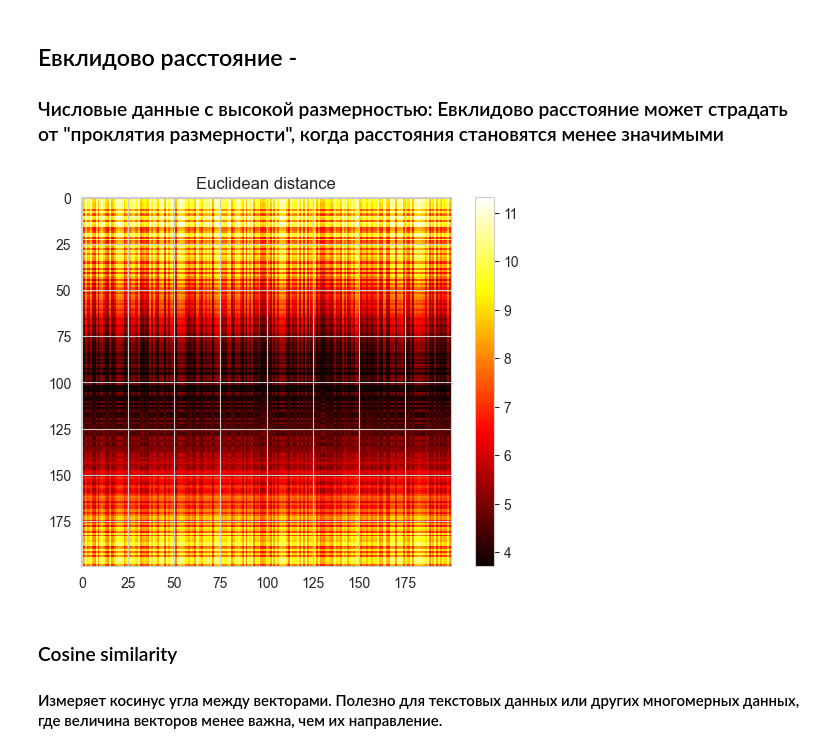
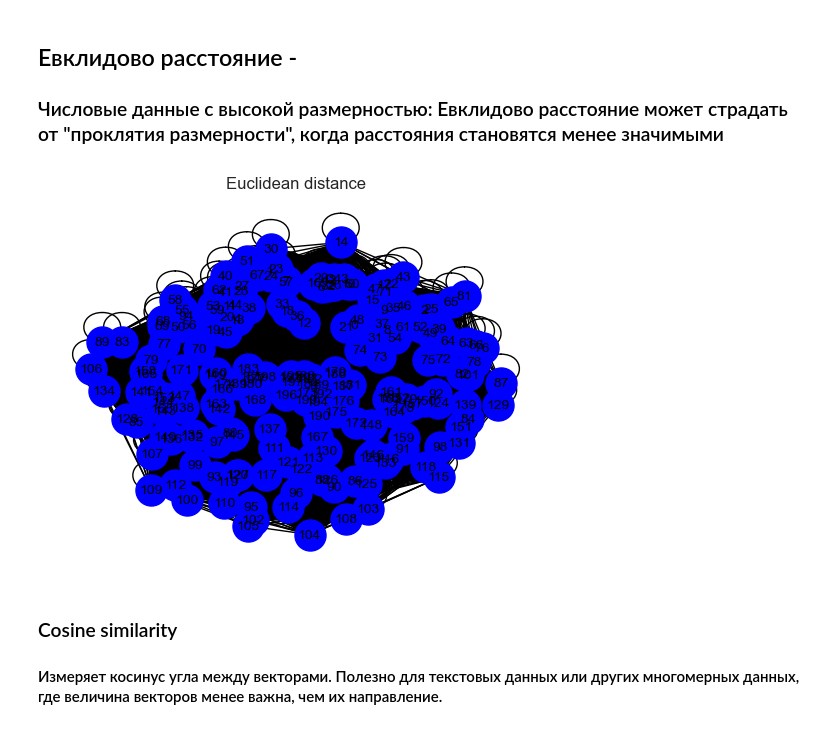
Before and after one commit to MalyginAE/clustering, a Jupyter notebook: laba2.ipynb, the cells around one changed output. Drawn from its saved outputs; the diff is of its cells as text; code cells hidden in the pictures.

Commit message:
fix distance

```diff
--- a/laba2.ipynb
+++ b/laba2.ipynb
@@ -60,17 +61,14 @@ array([[ 8.35920451,  6.88867186,  8.45021893, ...,  7.3089671 ,
 # %% [markdown]
 ## Евклидово расстояние -
 ### Числовые данные с высокой размерностью: Евклидово расстояние может страдать от "проклятия размерности", когда расстояния становятся менее значимыми
-# %%
-plt.imshow(euclidean,cmap='hot',interpolation='nearest')
-
-plt.colorbar()
-
-plt.title('Euclidean distance', fontsize=12)
-
-plt.savefig('distance_matrix_01.png', dpi=1000, bbox_inches='tight')
-plt.show()
-# %% [output]
-[figure, removed]
+# %%
+x_graph = nx.Graph(euclidean)
+# Визуализация графа (пример для X данных)
+plt.title('Euclidean distance', fontsize=12)
+nx.draw(x_graph, with_labels=True, node_color='blue', node_size=500, font_size=10)
+plt.show()
+# %% [output]
+[figure, added]
 # %% [markdown]
 ###  Cosine similarity
 #### Измеряет косинус угла между векторами. Полезно для текстовых данных или других многомерных данных, где величина векторов менее важна, чем их направление.
```
Also changed, not shown: parts of 6 cells of this notebook.
